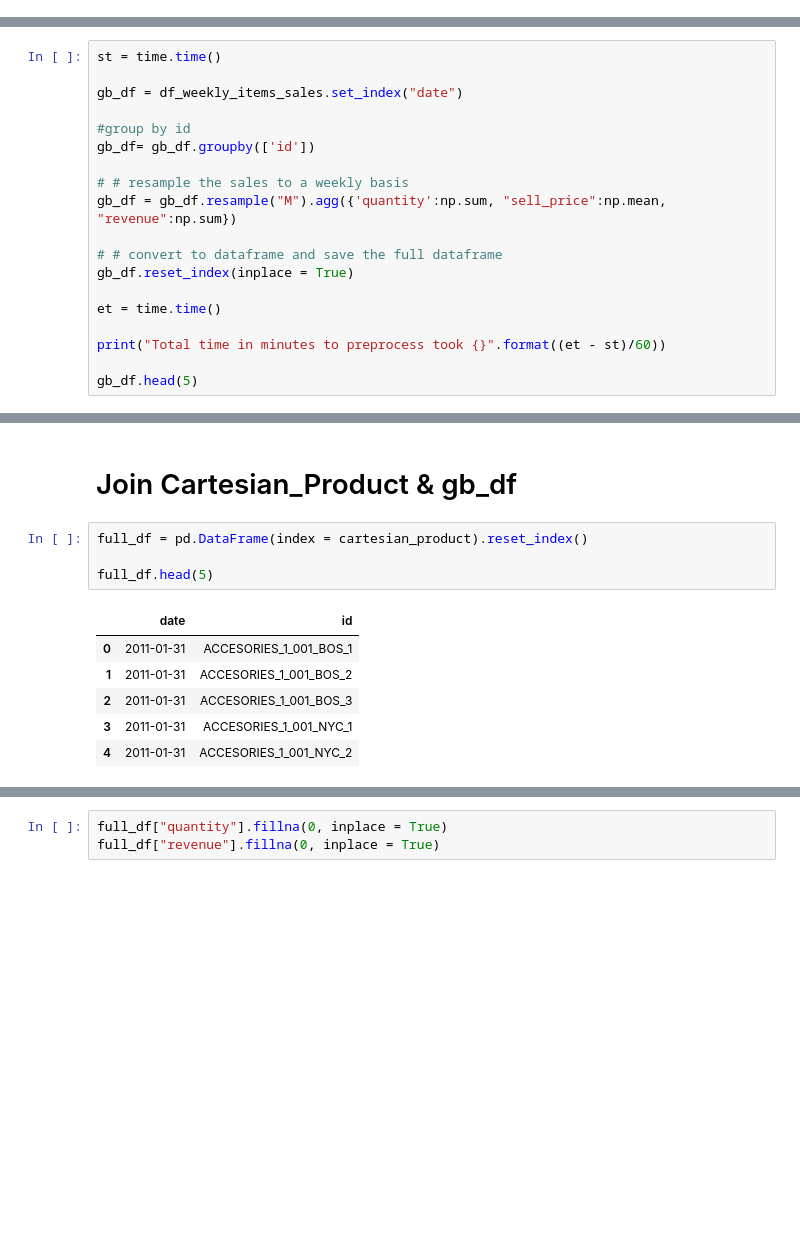
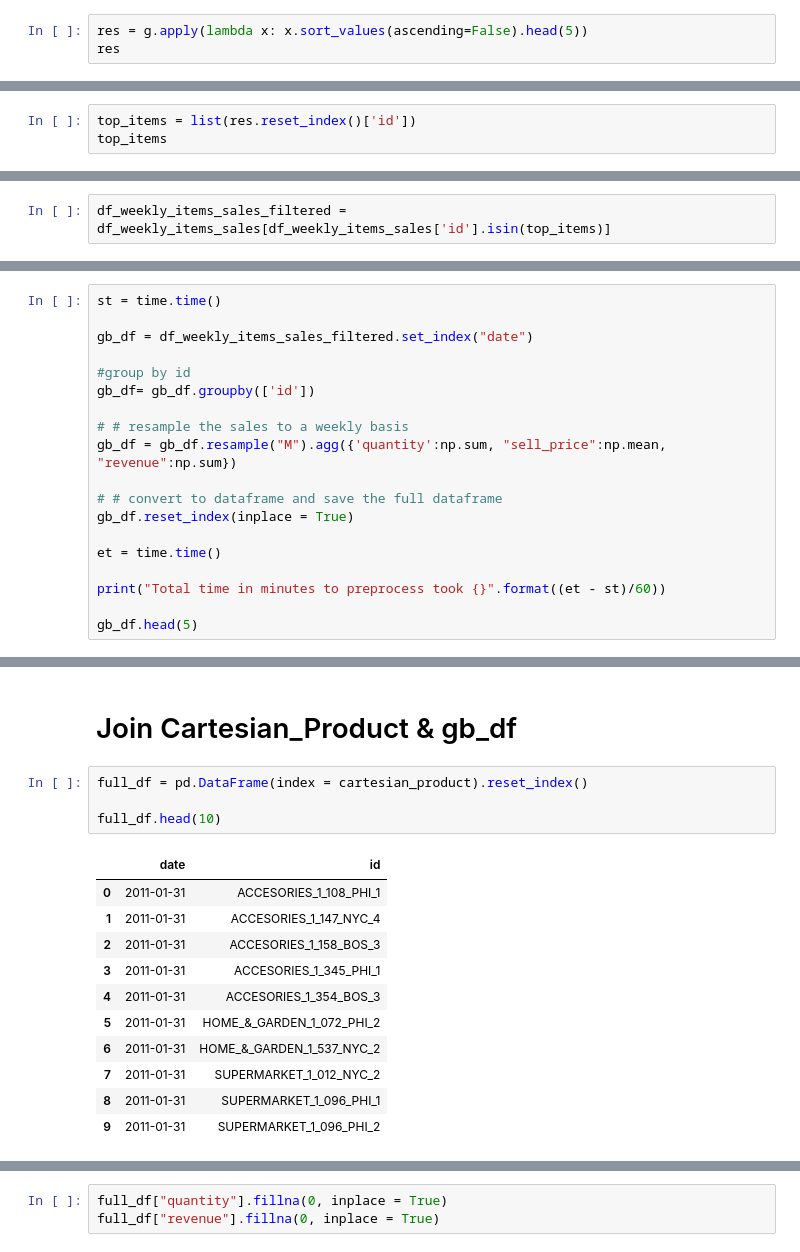
Before and after one commit to juanpazmino/DSMarket, a Jupyter notebook: timeseries.ipynb, the cells around one changed output, grey strips where cells are left out. Drawn from its saved outputs; the diff is of its cells as text; blank space fills up the shorter version.

```diff
--- a/timeseries.ipynb
+++ b/timeseries.ipynb
@@ -76,0 +86,3 @@ df_weekly_items_sales["revenue"] = df_weekly_items_sales["quantity"] * df_weekly
+# %%
+res = g.apply(lambda x: x.sort_values(ascending=False).head(5))
+res
@@ -76,0 +111,3 @@ df_weekly_items_sales["revenue"] = df_weekly_items_sales["quantity"] * df_weekly
+# %%
+top_items = list(res.reset_index()['id'])
+top_items
@@ -76,0 +132,2 @@ df_weekly_items_sales["revenue"] = df_weekly_items_sales["quantity"] * df_weekly
+# %%
+df_weekly_items_sales_filtered = df_weekly_items_sales[df_weekly_items_sales['id'].isin(top_items)]
@@ -79,7 +152,7 @@ df_weekly_items_sales["revenue"] = df_weekly_items_sales["quantity"] * df_weekly
 # %%
 st = time.time()
 
-gb_df = df_weekly_items_sales.set_index("date")
+gb_df = df_weekly_items_sales_filtered.set_index("date")
 
 #group by id
 gb_df= gb_df.groupby(['id'])
@@ -163,14 +236,19 @@ print((len(cartesian_product) - gb_df.shape[0]) / 30490)
 # %%
 full_df = pd.DataFrame(index = cartesian_product).reset_index()
 
-full_df.head(5)
+full_df.head(10)
 # %% [output]
 |  | date | id |
-| 0 | 2011-01-31 | ACCESORIES_1_001_BOS_1 |
-| 1 | 2011-01-31 | ACCESORIES_1_001_BOS_2 |
-| 2 | 2011-01-31 | ACCESORIES_1_001_BOS_3 |
-| 3 | 2011-01-31 | ACCESORIES_1_001_NYC_1 |
-| 4 | 2011-01-31 | ACCESORIES_1_001_NYC_2 |
+| 0 | 2011-01-31 | ACCESORIES_1_108_PHI_1 |
+| 1 | 2011-01-31 | ACCESORIES_1_147_NYC_4 |
+| 2 | 2011-01-31 | ACCESORIES_1_158_BOS_3 |
+| 3 | 2011-01-31 | ACCESORIES_1_345_PHI_1 |
+| 4 | 2011-01-31 | ACCESORIES_1_354_BOS_3 |
+| 5 | 2011-01-31 | HOME_&_GARDEN_1_072_PHI_2 |
+| 6 | 2011-01-31 | HOME_&_GARDEN_1_537_NYC_2 |
+| 7 | 2011-01-31 | SUPERMARKET_1_012_NYC_2 |
+| 8 | 2011-01-31 | SUPERMARKET_1_096_PHI_1 |
+| 9 | 2011-01-31 | SUPERMARKET_1_096_PHI_2 |
 # %%
 print(full_df.shape)
 
```
Also changed, not shown: parts of 44 cells of this notebook, 3 other files.
